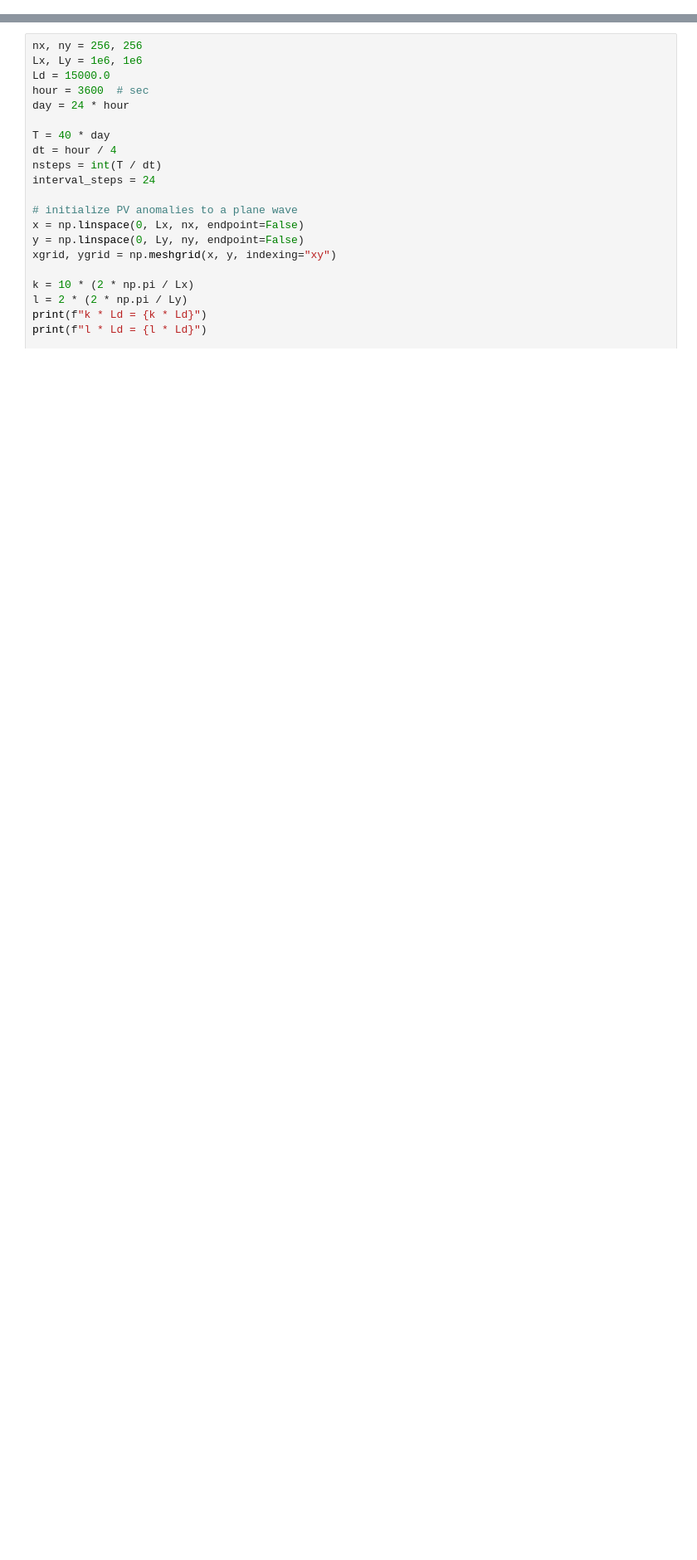
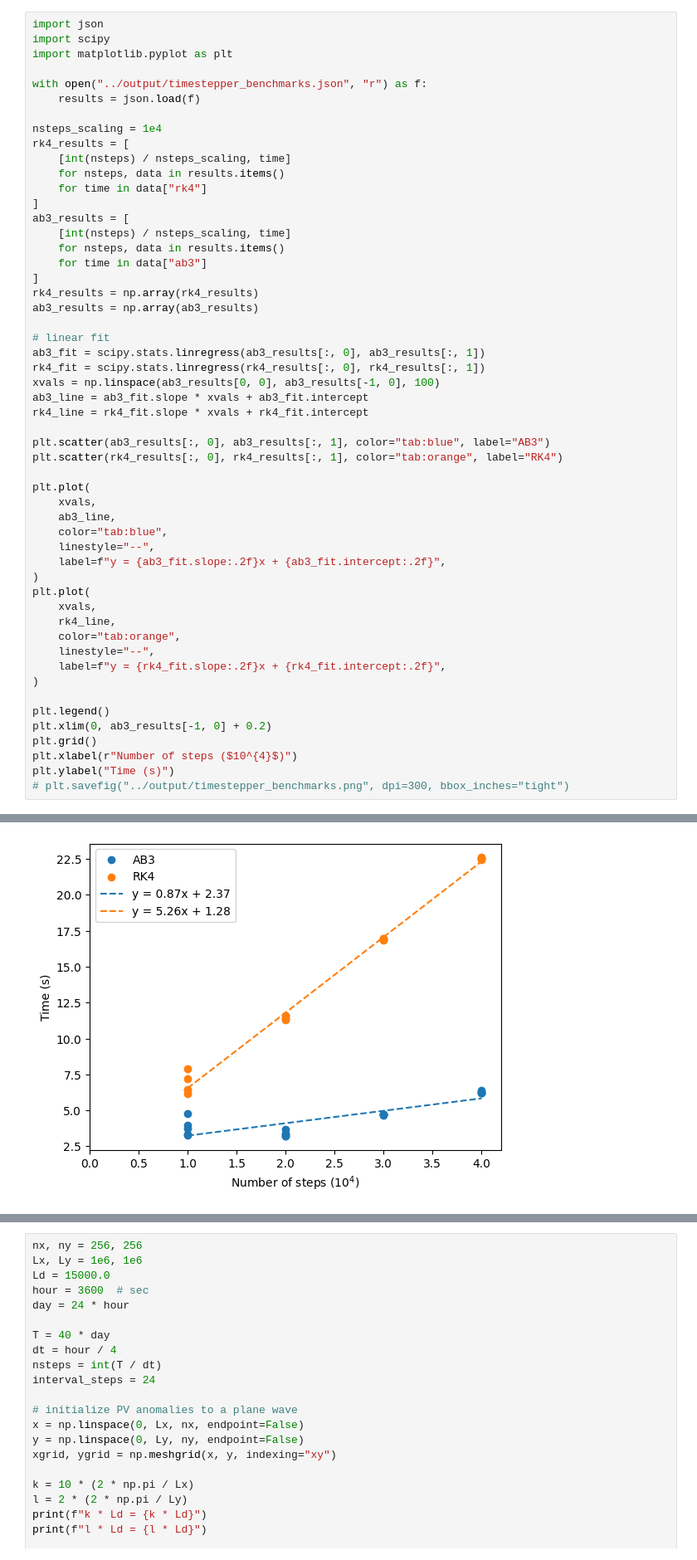
Before and after one commit to ychnli/jqg, a Jupyter notebook: notebooks/scratch.ipynb, the cells around one changed output, grey strips where cells are left out. Shown at 83% size. Cells and saved outputs as stored; diff of their text form; blank space fills up the shorter version.

```diff
--- a/notebooks/scratch.ipynb
+++ b/notebooks/scratch.ipynb
@@ -7,0 +54,54 @@ from matplotlib import pyplot as plt
+# %%
+import json
+import scipy
+import matplotlib.pyplot as plt
+
+with open("../output/timestepper_benchmarks.json", "r") as f:
+    results = json.load(f)
+
+nsteps_scaling = 1e4
+rk4_results = [
+    [int(nsteps) / nsteps_scaling, time]
+    for nsteps, data in results.items()
+    for time in data["rk4"]
+]
+ab3_results = [
+    [int(nsteps) / nsteps_scaling, time]
+    for nsteps, data in results.items()
+    for time in data["ab3"]
+]
+rk4_results = np.array(rk4_results)
+ab3_results = np.array(ab3_results)
+
+# linear fit
+ab3_fit = scipy.stats.linregress(ab3_results[:, 0], ab3_results[:, 1])
+rk4_fit = scipy.stats.linregress(rk4_results[:, 0], rk4_results[:, 1])
+xvals = np.linspace(ab3_results[0, 0], ab3_results[-1, 0], 100)
+ab3_line = ab3_fit.slope * xvals + ab3_fit.intercept
+rk4_line = rk4_fit.slope * xvals + rk4_fit.intercept
+
+plt.scatter(ab3_results[:, 0], ab3_results[:, 1], color="tab:blue", label="AB3")
+plt.scatter(rk4_results[:, 0], rk4_results[:, 1], color="tab:orange", label="RK4")
+
+plt.plot(
+    xvals,
+    ab3_line,
+    color="tab:blue",
+    linestyle="--",
+    label=f"y = {ab3_fit.slope:.2f}x + {ab3_fit.intercept:.2f}",
+)
+plt.plot(
+    xvals,
+    rk4_line,
+    color="tab:orange",
+    linestyle="--",
+    label=f"y = {rk4_fit.slope:.2f}x + {rk4_fit.intercept:.2f}",
+)
+
+plt.legend()
+plt.xlim(0, ab3_results[-1, 0] + 0.2)
+plt.grid()
+plt.xlabel(r"Number of steps ($10^{4}$)")
+plt.ylabel("Time (s)")
+# plt.savefig("../output/timestepper_benchmarks.png", dpi=300, bbox_inches="tight")
+# %% [output]
@@ -7,0 +109 @@ from matplotlib import pyplot as plt
+[figure, added]
```
Also changed, not shown: parts of 6 cells of this notebook.
